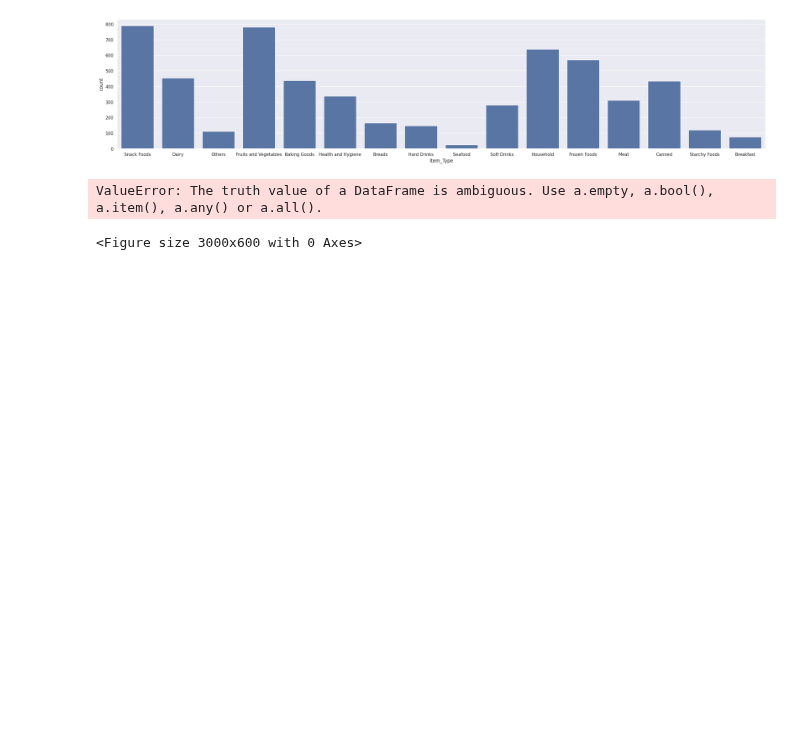
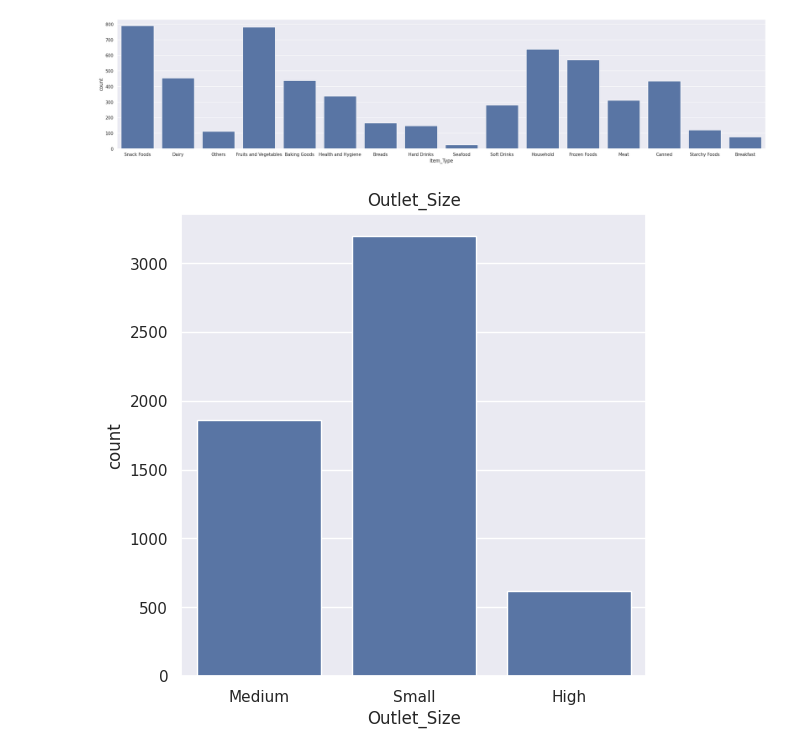
Before and after one commit to officialaryansingh/machine_learning, a Jupyter notebook: ML projects/Project_12_BIg_Mart_Sales_Prediction.ipynb, the cells around one changed output. Saved outputs shown, nothing was run; the diff lists cells and outputs as text; code cells hidden in the pictures; blank space fills up the shorter version.

```diff
--- a/ML projects/Project_12_BIg_Mart_Sales_Prediction.ipynb
+++ b/ML projects/Project_12_BIg_Mart_Sales_Prediction.ipynb
@@ -148,8 +148,8 @@ print(missing_values)
 5679     True
 5680     True
 Name: Outlet_Size, Length: 5681, dtype: bool
-# %%
-big_mart_data.loc[missing_values,'Outlet_Size'] = big_mart_data.loc[missing_values,'Outlet_Type'].apply(lambda x : mode_of_outlet_size)
+# %%
+big_mart_data['Outlet_Size'] = big_mart_data['Outlet_Size'].fillna(big_mart_data['Outlet_Type'].map(mode_of_outlet_size.loc['Outlet_Size']))
 # %%
 # checking the missing values
 big_mart_data.isnull().sum()
@@ -235,10 +235,9 @@ plt.show()
 [figure]
 # %%
 # Outlet_Size column
-plt.figure(figsize = (30,6))
+plt.figure(figsize = (6,6))
 sns.countplot(data = big_mart_data , x = 'Outlet_Size')
 plt.title('Outlet_Size')
 plt.show()
 # %% [output]
-ValueError: The truth value of a DataFrame is ambiguous. Use a.empty, a.bool(), a.item(), a.any() or a.all().
-<Figure size 3000x600 with 0 Axes>
+[figure, added]
```
